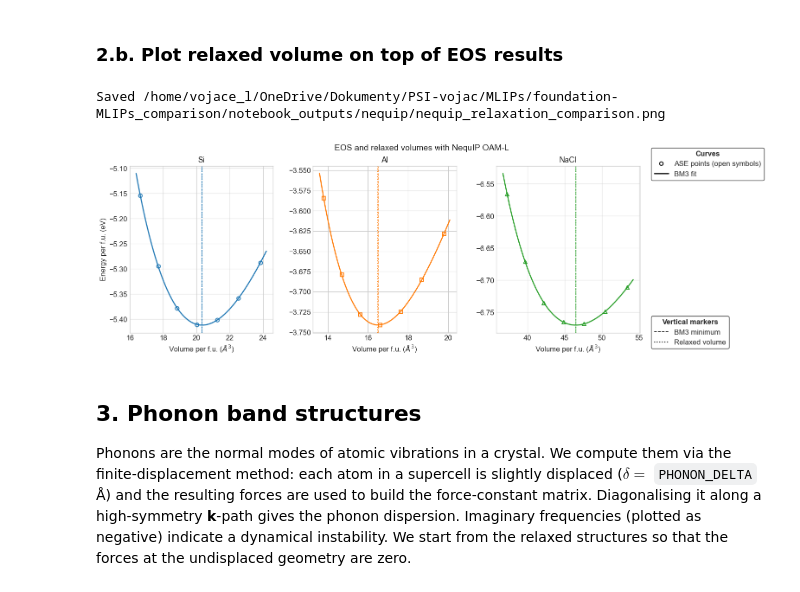
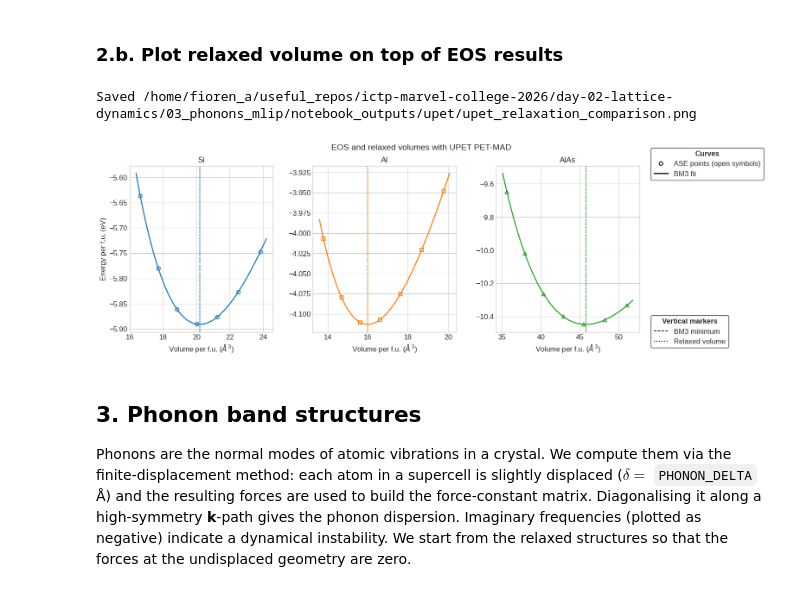
Before and after one commit to soumyajyotih/ictp-marvel-college-2026, a Jupyter notebook: day-02-lattice-dynamics/03_phonons_mlip/day2_mlip_ase_eos_relax_phonons.ipynb, the cells around one changed output. Cells and saved outputs as stored; diff of their text form; code cells hidden in the pictures.

Commit message:
update notebook upet calculator

```diff
--- a/day-02-lattice-dynamics/03_phonons_mlip/day2_mlip_ase_eos_relax_phonons.ipynb
+++ b/day-02-lattice-dynamics/03_phonons_mlip/day2_mlip_ase_eos_relax_phonons.ipynb
@@ -62,15 +62,8 @@ OUTPUT_DIR.mkdir(parents=True, exist_ok=True)
 structures = {
     "Si": bulk("Si", "diamond", a=5.43, cubic=False),
     "Al": bulk("Al", "fcc", a=4.05, cubic=False),
-    "NaCl": bulk("NaCl", "rocksalt", a=5.64, cubic=False),
+    # "NaCl": bulk("NaCl", "rocksalt", a=5.64, cubic=False),
+    "AlAs": bulk("AlAs", "zincblende", a=5.556, cubic=False)
 }
 
 PW_X_PATH = Path("/<path_to_qe>/bin/pw.x")
-# %%
-
-# ibrav=2 (FCC), celldm(1)=10.50 bohr -> a = 10.50 * 0.529177 Å (zincblende AlAs)
-a_ang = 10.50 * 0.529177  # Bohr to Angstrom
-atoms = bulk("AlAs", "zincblende", a=a_ang)
-print(atoms)
-print(f"a = {a_ang:.4f} Å")
-print(atoms.cell)
@@ -238,7 +177,7 @@ eos_results = {}
 fig, axes = plt.subplots(1, 3, figsize=(18.0, 5.0))
 fig.subplots_adjust(right=0.82, wspace=0.28)
 colors = plt.rcParams["axes.prop_cycle"].by_key()["color"]
-markers = {"Si": "o", "Al": "s", "NaCl": "^"}
+markers = {"Si": "o", "Al": "s", "NaCl": "^","AlAs": "^"}
 
 for idx, (ax, (name, atoms0)) in enumerate(zip(axes, structures.items())):
     scale_values = np.linspace(EOS_SCALE_MIN, EOS_SCALE_MAX, EOS_POINTS)
@@ -392,7 +332,7 @@ from matplotlib.lines import Line2D
 fig, axes = plt.subplots(1, 3, figsize=(18.0, 5.0))
 fig.subplots_adjust(right=0.78, wspace=0.28)
 colors = plt.rcParams["axes.prop_cycle"].by_key()["color"]
-markers = {"Si": "o", "Al": "s", "NaCl": "^"}
+markers = {"Si": "o", "Al": "s", "NaCl": "^","AlAs": "^"}
 
 for idx, (ax, name) in enumerate(zip(axes, structures.keys())):
     data = eos_results[name]
@@ -414,35 +354,35 @@ for idx, (ax, name) in enumerate(zip(axes, structures.keys())):
     )
     ax.plot(volume_fit, energy_fit, color=color, linewidth=1.8)
     ax.axvline(fit["V0_A3_per_fu"], color=color, linestyle="--", linewidth=1.2, alpha=0.85)
     ax.axvline(relax_results[name]["V_relax_A3_per_fu"], color=color, linestyle=":", linewidth=1.6, alpha=0.9)
 
     ax.set_title(name, fontsize=13)
     ax.set_xlabel(r"Volume per f.u. ($\AA^3$)", fontsize=12)
     ax.tick_params(axis="both", labelsize=12)
 
 axes[0].set_ylabel(r"Energy per f.u. (eV)", fontsize=12)
 fig.suptitle(f"EOS and relaxed volumes with {MODEL_LABELS[MODEL_KEY]}", fontsize=14)
 
 series_handles = [
     Line2D([0], [0], marker="o", linestyle="none", color="k", markerfacecolor="none", markeredgecolor="k", markeredgewidth=1.4, markersize=6, label="ASE points (open symbols)"),
     Line2D([0], [0], linestyle="-", color="k", linewidth=1.8, label="BM3 fit"),
 ]
 vertical_handles = [
     Line2D([0], [0], linestyle="--", color="k", linewidth=1.2, label="BM3 minimum"),
     Line2D([0], [0], linestyle=":", color="k", linewidth=1.6, label="Relaxed volume"),
 ]
 
 leg1 = fig.legend(handles=series_handles, fontsize=12, loc="upper left", bbox_to_anchor=(0.79, 0.98), title="Curves", title_fontsize=12, frameon=True, edgecolor="black")
 leg1.get_title().set_fontweight("bold")
 leg2 = fig.legend(handles=vertical_handles, fontsize=12, loc="lower left", bbox_to_anchor=(0.79, 0.02), title="Vertical markers", title_fontsize=12, frameon=True, edgecolor="black")
 leg2.get_title().set_fontweight("bold")
 
 relax_plot_path = OUTPUT_DIR / f"{MODEL_KEY}_relaxation_comparison.png"
 fig.savefig(relax_plot_path, dpi=220)
 print(f"Saved {relax_plot_path}")
 # %% [output]
-Saved /home/vojace_l/OneDrive/Dokumenty/PSI-vojac/MLIPs/foundation-MLIPs_comparison/notebook_outputs/nequip/nequip_relaxation_comparison.png
+Saved /home/fioren_a/useful_repos/ictp-marvel-college-2026/day-02-lattice-dynamics/03_phonons_mlip/notebook_outputs/upet/upet_relaxation_comparison.png
-[figure, old version]
+[figure, new version]
 # %% [markdown]
 ## 3. Phonon band structures
 
```
Also changed, not shown: parts of 6 cells of this notebook.
